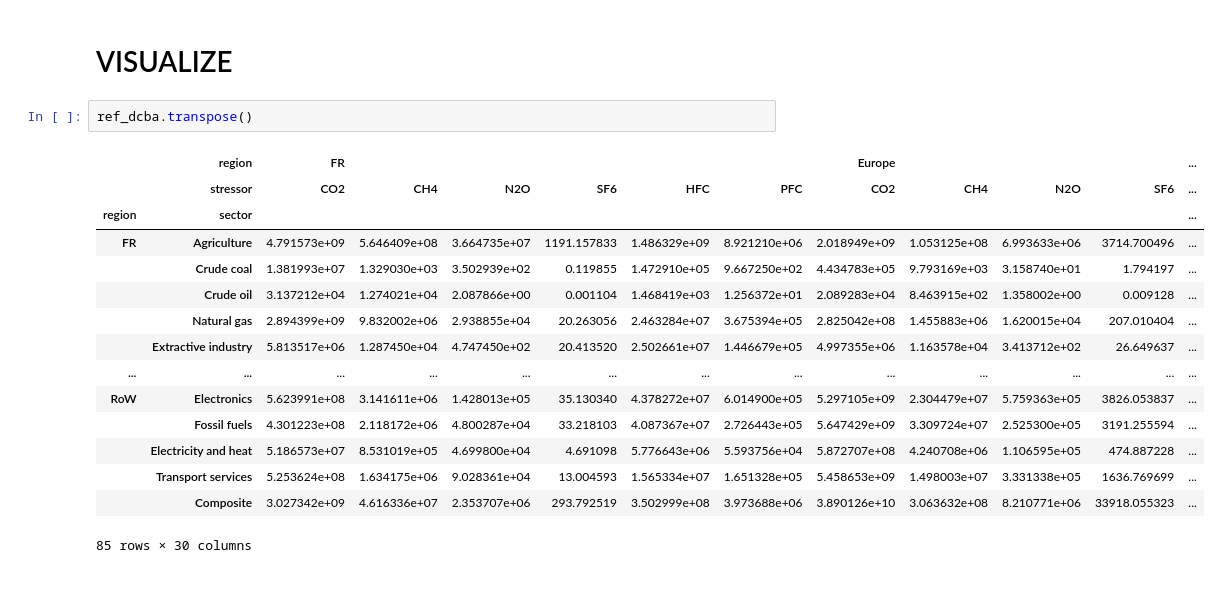
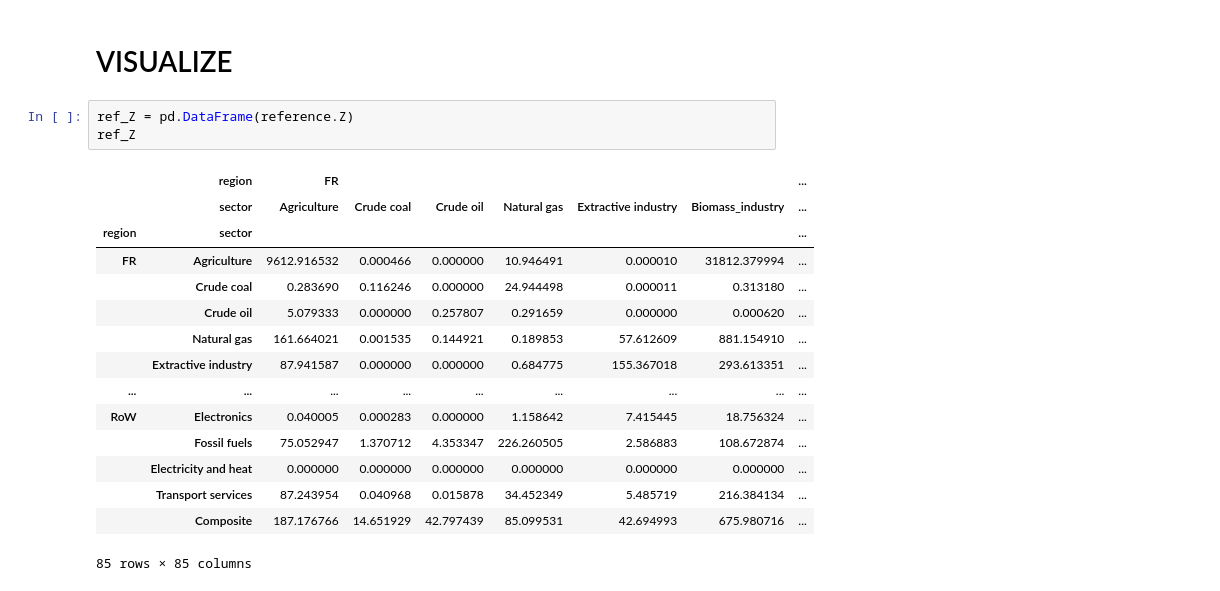
Before and after one commit to Maestrofinn/MatMat-Trade, a Jupyter notebook: main_development.ipynb, the cells around one changed output. Drawn from its saved outputs; the diff is of its cells as text.

```diff
--- a/main_development.ipynb
+++ b/main_development.ipynb
@@ -213,20 +252,21 @@ RoW        CO2       1.453166e+12
 # %% [markdown]
 # VISUALIZE
 # %%
-ref_dcba.transpose()
+ref_Z = pd.DataFrame(reference.Z)
+ref_Z
 # %% [output]
-|  | region | FR |  |  |  |  |  | Europe |  |  |  | ... |
-|  | stressor | CO2 | CH4 | N2O | SF6 | HFC | PFC | CO2 | CH4 | N2O | SF6 | ... |
-| region | sector |  |  |  |  |  |  |  |  |  |  | ... |
-| FR | Agriculture | 4.791573e+09 | 5.646409e+08 | 3.664735e+07 | 1191.157833 | 1.486329e+09 | 8.921210e+06 | 2.018949e+09 | 1.053125e+08 | 6.993633e+06 | 3714.700496 | ... |
-|  | Crude coal | 1.381993e+07 | 1.329030e+03 | 3.502939e+02 | 0.119855 | 1.472910e+05 | 9.667250e+02 | 4.434783e+05 | 9.793169e+03 | 3.158740e+01 | 1.794197 | ... |
-|  | Crude oil | 3.137212e+04 | 1.274021e+04 | 2.087866e+00 | 0.001104 | 1.468419e+03 | 1.256372e+01 | 2.089283e+04 | 8.463915e+02 | 1.358002e+00 | 0.009128 | ... |
-|  | Natural gas | 2.894399e+09 | 9.832002e+06 | 2.938855e+04 | 20.263056 | 2.463284e+07 | 3.675394e+05 | 2.825042e+08 | 1.455883e+06 | 1.620015e+04 | 207.010404 | ... |
-|  | Extractive industry | 5.813517e+06 | 1.287450e+04 | 4.747450e+02 | 20.413520 | 2.502661e+07 | 1.446679e+05 | 4.997355e+06 | 1.163578e+04 | 3.413712e+02 | 26.649637 | ... |
-| ... | ... | ... | ... | ... | ... | ... | ... | ... | ... | ... | ... | ... |
-| RoW | Electronics | 5.623991e+08 | 3.141611e+06 | 1.428013e+05 | 35.130340 | 4.378272e+07 | 6.014900e+05 | 5.297105e+09 | 2.304479e+07 | 5.759363e+05 | 3826.053837 | ... |
-|  | Fossil fuels | 4.301223e+08 | 2.118172e+06 | 4.800287e+04 | 33.218103 | 4.087367e+07 | 2.726443e+05 | 5.647429e+09 | 3.309724e+07 | 2.525300e+05 | 3191.255594 | ... |
-|  | Electricity and heat | 5.186573e+07 | 8.531019e+05 | 4.699800e+04 | 4.691098 | 5.776643e+06 | 5.593756e+04 | 5.872707e+08 | 4.240708e+06 | 1.106595e+05 | 474.887228 | ... |
-|  | Transport services | 5.253624e+08 | 1.634175e+06 | 9.028361e+04 | 13.004593 | 1.565334e+07 | 1.651328e+05 | 5.458653e+09 | 1.498003e+07 | 3.331338e+05 | 1636.769699 | ... |
-|  | Composite | 3.027342e+09 | 4.616336e+07 | 2.353707e+06 | 293.792519 | 3.502999e+08 | 3.973688e+06 | 3.890126e+10 | 3.063632e+08 | 8.210771e+06 | 33918.055323 | ... |
+|  | region | FR |  |  |  |  |  | ... |
+|  | sector | Agriculture | Crude coal | Crude oil | Natural gas | Extractive industry | Biomass_industry | ... |
+| region | sector |  |  |  |  |  |  | ... |
+| FR | Agriculture | 9612.916532 | 0.000466 | 0.000000 | 10.946491 | 0.000010 | 31812.379994 | ... |
+|  | Crude coal | 0.283690 | 0.116246 | 0.000000 | 24.944498 | 0.000011 | 0.313180 | ... |
+|  | Crude oil | 5.079333 | 0.000000 | 0.257807 | 0.291659 | 0.000000 | 0.000620 | ... |
+|  | Natural gas | 161.664021 | 0.001535 | 0.144921 | 0.189853 | 57.612609 | 881.154910 | ... |
+|  | Extractive industry | 87.941587 | 0.000000 | 0.000000 | 0.684775 | 155.367018 | 293.613351 | ... |
+| ... | ... | ... | ... | ... | ... | ... | ... | ... |
+| RoW | Electronics | 0.040005 | 0.000283 | 0.000000 | 1.158642 | 7.415445 | 18.756324 | ... |
+|  | Fossil fuels | 75.052947 | 1.370712 | 4.353347 | 226.260505 | 2.586883 | 108.672874 | ... |
+|  | Electricity and heat | 0.000000 | 0.000000 | 0.000000 | 0.000000 | 0.000000 | 0.000000 | ... |
+|  | Transport services | 87.243954 | 0.040968 | 0.015878 | 34.452349 | 5.485719 | 216.384134 | ... |
+|  | Composite | 187.176766 | 14.651929 | 42.797439 | 85.099531 | 42.694993 | 675.980716 | ... |
-85 rows × 30 columns
+85 rows × 85 columns
```
Also changed, not shown: parts of 5 cells of this notebook, 9 other files.
